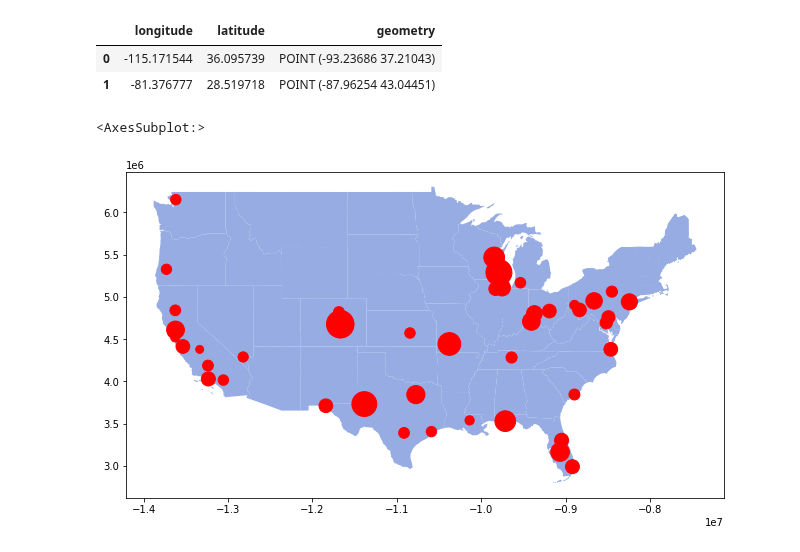
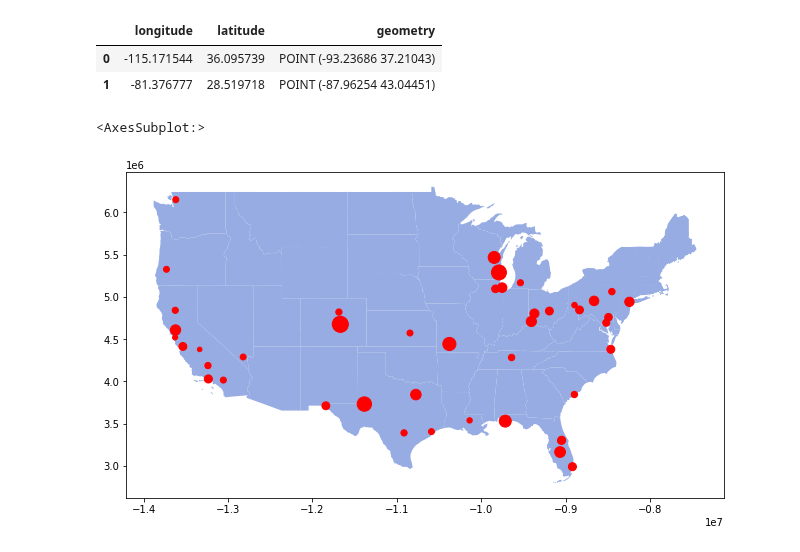
Before and after one commit to epfl-ada/ada-2021-project-clezemath, a Jupyter notebook: milestone3.ipynb, the cells around one changed output. Drawn from its saved outputs; the diff is of its cells as text; code cells hidden in the pictures.

```diff
--- a/milestone3.ipynb
+++ b/milestone3.ipynb
@@ -558,20 +558,20 @@ geo_df[['longitude','latitude','geometry']].head(n=2)
 # %%
 # Plot the map of the USA with the shootings
 fig = plt.figure(1,figsize=(15,6))
 ax = fig.add_subplot()
 
 # Plot the states and their boundary
 states.plot(ax=ax, color='#96ace3', linewidth=.4)
 #states.boundary.plot(ax=ax, linewidth=.3, color='white')
 
 # Plot the shootings, size of marker proportional to reaction score
 geo_df = geo_df.to_crs("EPSG:3395")
-geo_df.plot(ax=ax, color='red', marker='.' , markersize=geo_df.reaction_score.values*3000)
+geo_df.plot(ax=ax, color='red', marker='.' , markersize=geo_df.reaction_score.values*1000)
 #geo_df.plot(ax=ax, color='green', marker='.' , markersize=geo_df.fatalities.values*100)
 
 #for x, y, label in zip(geo_df.geometry.x, geo_df.geometry.y, geo_df.fatalities):
  #   ax.annotate(str(label), xy=(x,y), size=13)
 # %% [output]
 <AxesSubplot:>
-[figure, old version]
+[figure, new version]
 # %%
```
Also changed, not shown: parts of 5 cells of this notebook.
